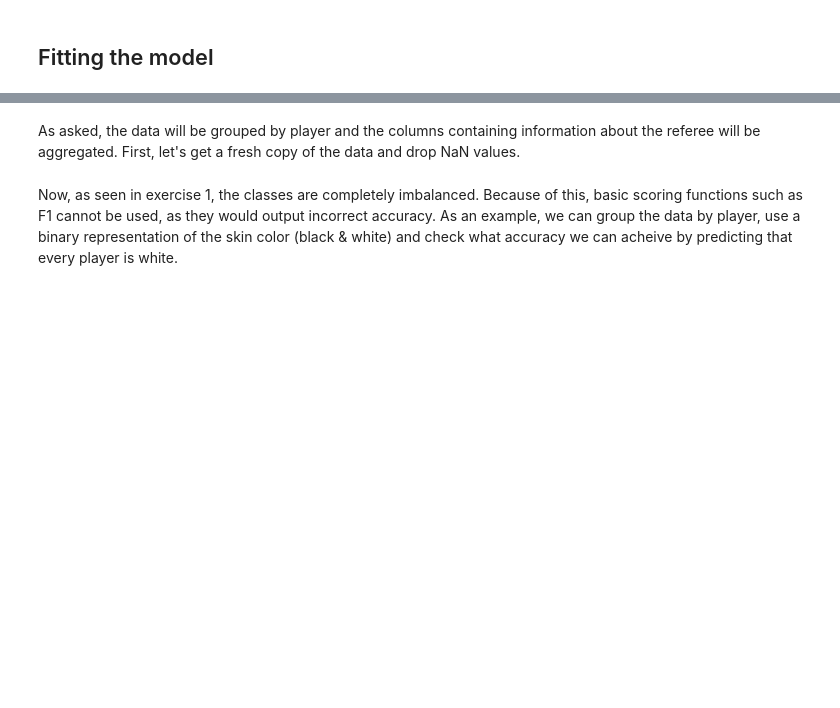
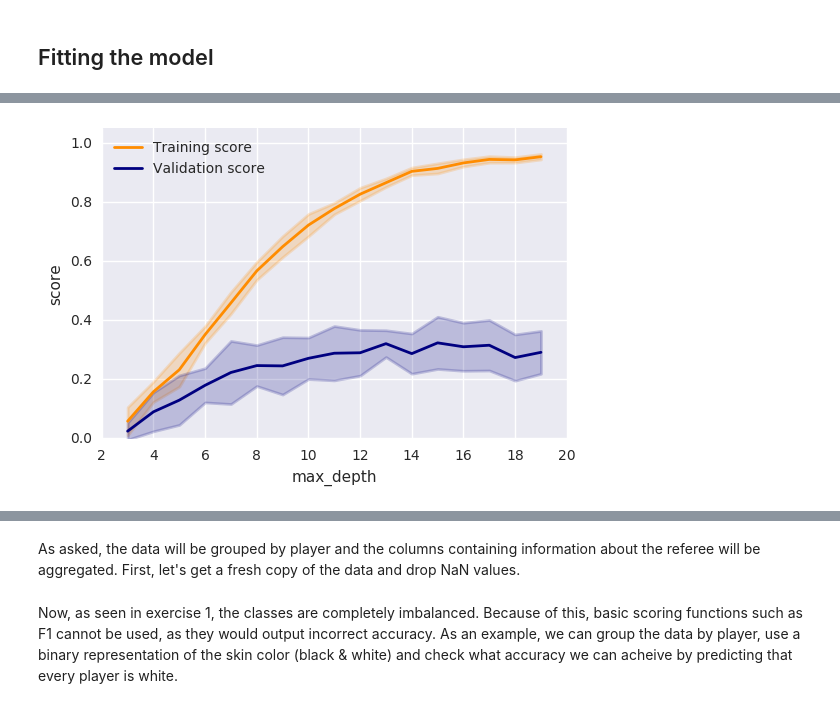
Before and after one commit to Maaarmotte/Ada2016, a Jupyter notebook: 04 - Applied ML/final.ipynb, the cells around one changed output, grey strips where cells are left out. Saved outputs shown, nothing was run; the diff lists cells and outputs as text; code cells hidden in the pictures; blank space fills up the shorter version.

```diff
--- a/04 - Applied ML/final.ipynb
+++ b/04 - Applied ML/final.ipynb
@@ -275,0 +252,11 @@ _Aggregate the referee information grouping by soccer player, and use an unsuper
+# %%
+from utils import plot_validation_curve
+import warnings
+
+# we temporarily ignore warnings about ill-conditionned f1 score (the f1 score is undefined when there are no 1s)
+# a very low max_depth make the classifier predict only 0
+with warnings.catch_warnings():
+    warnings.simplefilter('ignore')
+    plot_validation_curve(rf, X, y, 'max_depth', np.arange(3,20), scorer='f1', cv=10)
+# %% [output]
+[figure, added]
```
Also changed, not shown: parts of 67 cells of this notebook, 1 other file.
